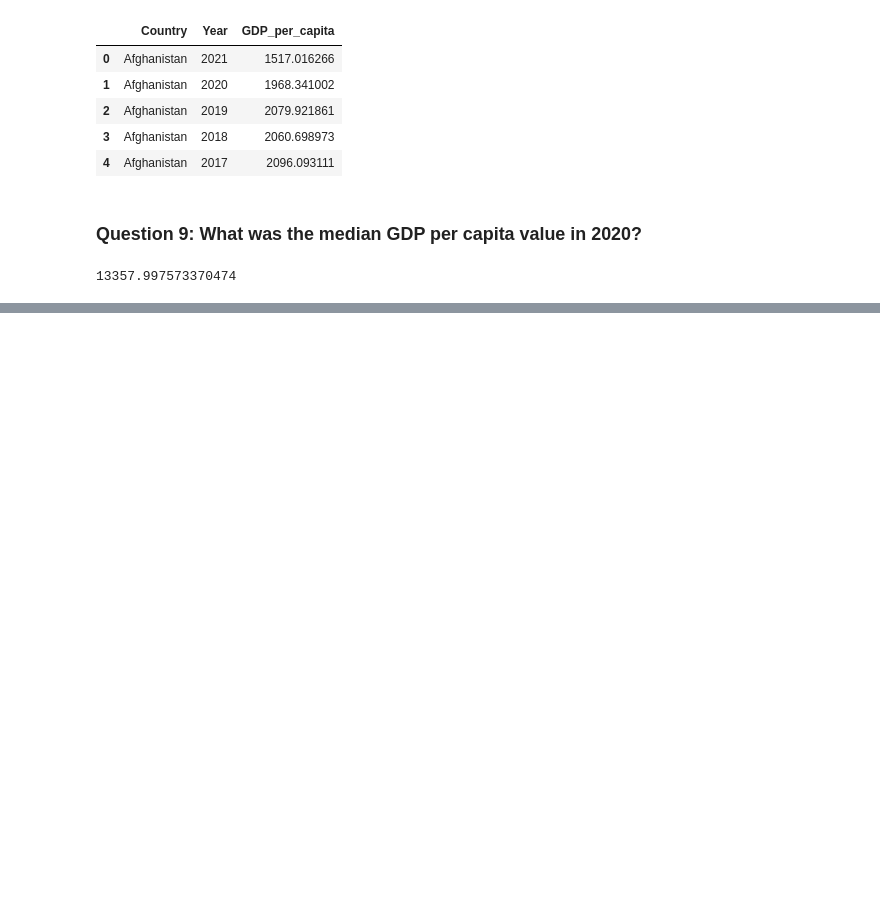
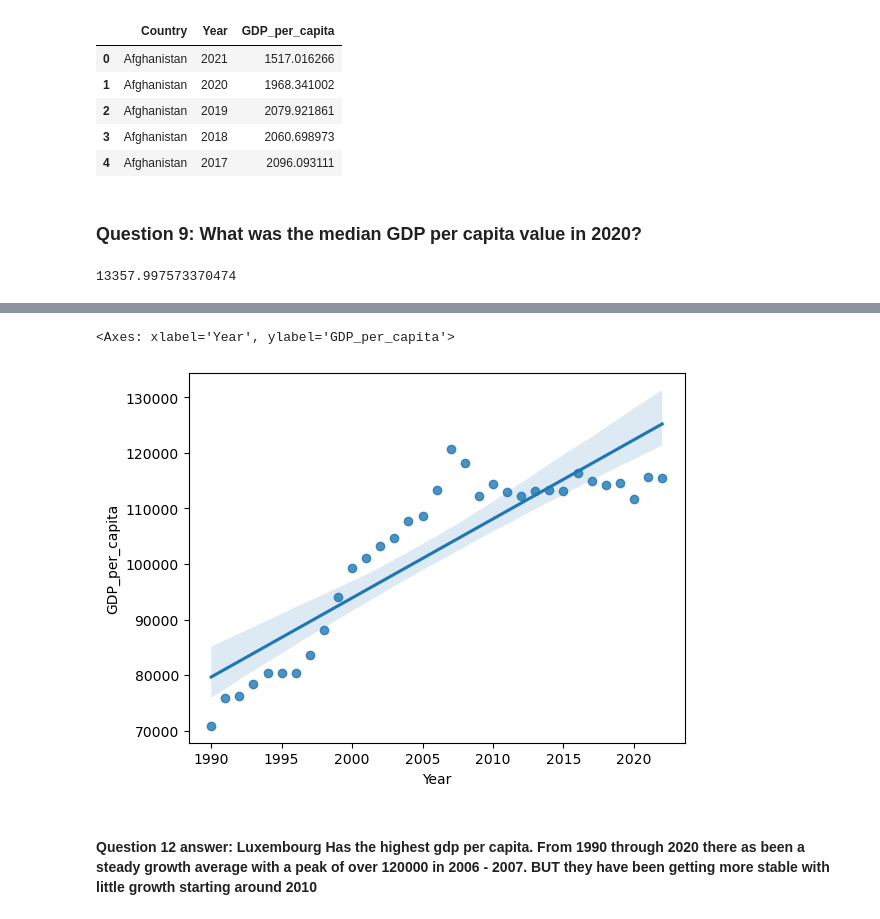
Before and after one commit to NSS-Data-Analytics-Cohort-11/undata-KohanaD, a Jupyter notebook: notebook/UN_da11_Kohana.ipynb, the cells around one changed output, grey strips where cells are left out. Saved outputs shown, nothing was run; the diff lists cells and outputs as text; code cells hidden in the pictures; blank space fills up the shorter version.

```diff
--- a/notebook/UN_da11_Kohana.ipynb
+++ b/notebook/UN_da11_Kohana.ipynb
@@ -200,0 +266,2 @@ gdp_2020['GDP_per_capita'].median()
+# %%
+gdp_lux = gdp_df.loc[gdp_df['Country'] == 'Luxembourg']
@@ -200,0 +277,7 @@ gdp_2020['GDP_per_capita'].median()
+# %%
+sns.regplot(x=gdp_lux['Year'], y=gdp_lux['GDP_per_capita'])
+# %% [output]
+<Axes: xlabel='Year', ylabel='GDP_per_capita'>
+[figure, added]
+# %% [markdown]
+#### Question 12 answer: Luxembourg Has the highest gdp per capita. From 1990 through 2020 there as been a steady growth average with a peak of over 120000 in 2006 - 2007. BUT they have been getting more stable with little growth starting around 2010
```
Also changed, not shown: parts of 83 cells of this notebook.
